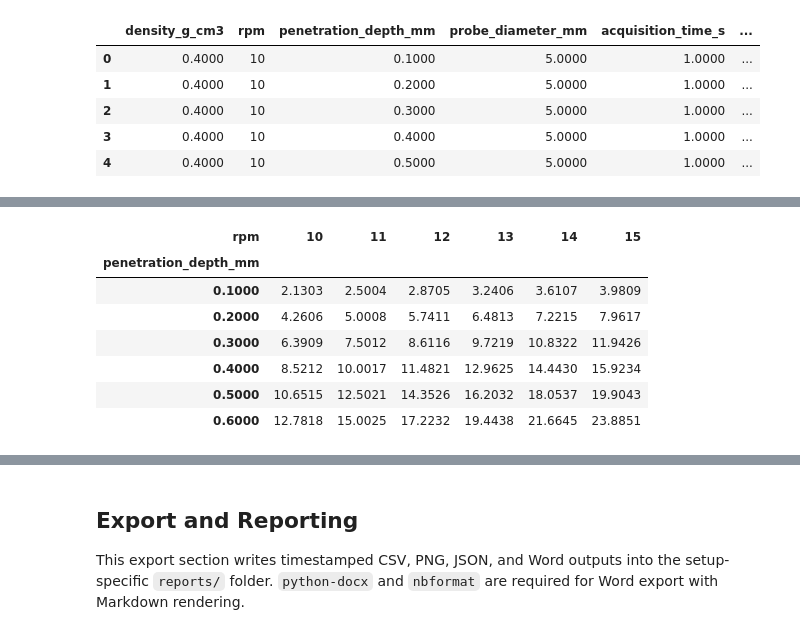
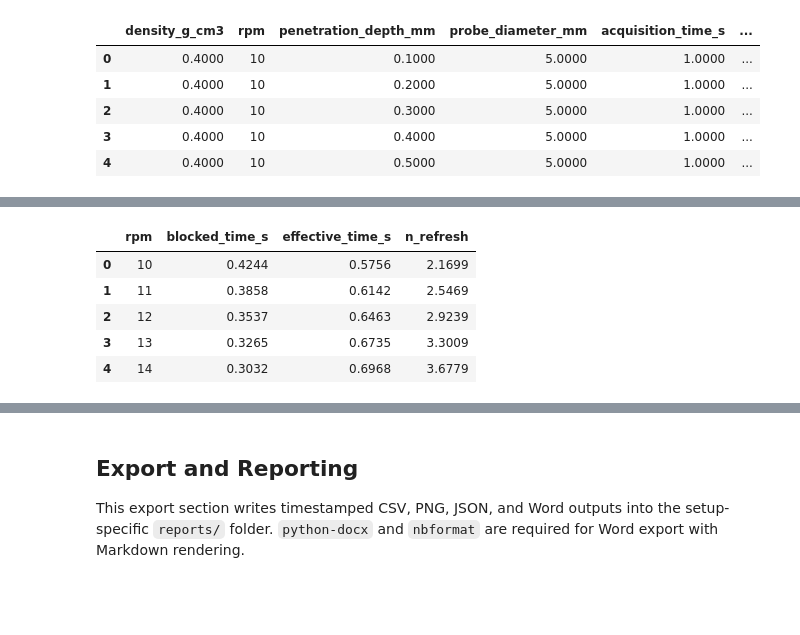
Before and after one commit to skibstede-web/efs-effective-sample-size, a Jupyter notebook: notebooks/setup_C_spiderwheel_effective_sample_size.ipynb, the cells around one changed output, grey strips where cells are left out. Drawn from its saved outputs; the diff is of its cells as text; code cells hidden in the pictures; blank space fills up the shorter version.

```diff
--- a/notebooks/setup_C_spiderwheel_effective_sample_size.ipynb
+++ b/notebooks/setup_C_spiderwheel_effective_sample_size.ipynb
@@ -213,15 +401,29 @@ selected_summary_df[['density_g_cm3','rpm','penetration_depth_mm','blocked_time_
 | 25 | 0.6000 | 35 | 1.0000 | 0.3638 | 8.3947 | 11.7810 | ... |
 | 26 | 0.6000 | 35 | 2.0000 | 0.3638 | 8.3947 | 23.5619 | ... |
 # %%
-heatmap_05_df = results_df[results_df['density_g_cm3'] == 0.5].pivot(index='penetration_depth_mm', columns='rpm', values='effective_sample_mass_proxy_mg')
-heatmap_06_df = results_df[results_df['density_g_cm3'] == 0.6].pivot(index='penetration_depth_mm', columns='rpm', values='effective_sample_mass_proxy_mg')
-heatmap_05_df.iloc[:6, :6]
+blocking_summary_df = (
+    results_df[['rpm', 'blocked_time_s', 'effective_time_s', 'n_refresh']]
+    .drop_duplicates()
+    .sort_values('rpm')
+    .reset_index(drop=True)
+)
+
+heatmap_05_df = results_df[results_df['density_g_cm3'] == 0.5].pivot(
+    index='penetration_depth_mm',
+    columns='rpm',
+    values='effective_sample_mass_proxy_mg',
+)
+heatmap_06_df = results_df[results_df['density_g_cm3'] == 0.6].pivot(
+    index='penetration_depth_mm',
+    columns='rpm',
+    values='effective_sample_mass_proxy_mg',
+)
+
+blocking_summary_df.head()
 # %% [output]
-| rpm | 10 | 11 | 12 | 13 | 14 | 15 |
-| penetration_depth_mm |  |  |  |  |  |  |
-| 0.1000 | 2.1303 | 2.5004 | 2.8705 | 3.2406 | 3.6107 | 3.9809 |
-| 0.2000 | 4.2606 | 5.0008 | 5.7411 | 6.4813 | 7.2215 | 7.9617 |
-| 0.3000 | 6.3909 | 7.5012 | 8.6116 | 9.7219 | 10.8322 | 11.9426 |
-| 0.4000 | 8.5212 | 10.0017 | 11.4821 | 12.9625 | 14.4430 | 15.9234 |
-| 0.5000 | 10.6515 | 12.5021 | 14.3526 | 16.2032 | 18.0537 | 19.9043 |
-| 0.6000 | 12.7818 | 15.0025 | 17.2232 | 19.4438 | 21.6645 | 23.8851 |
+|  | rpm | blocked_time_s | effective_time_s | n_refresh |
+| 0 | 10 | 0.4244 | 0.5756 | 2.1699 |
+| 1 | 11 | 0.3858 | 0.6142 | 2.5469 |
+| 2 | 12 | 0.3537 | 0.6463 | 2.9239 |
+| 3 | 13 | 0.3265 | 0.6735 | 3.3009 |
+| 4 | 14 | 0.3032 | 0.6968 | 3.6779 |
```
Also changed, not shown: parts of 43 cells of this notebook, 20 other files.
